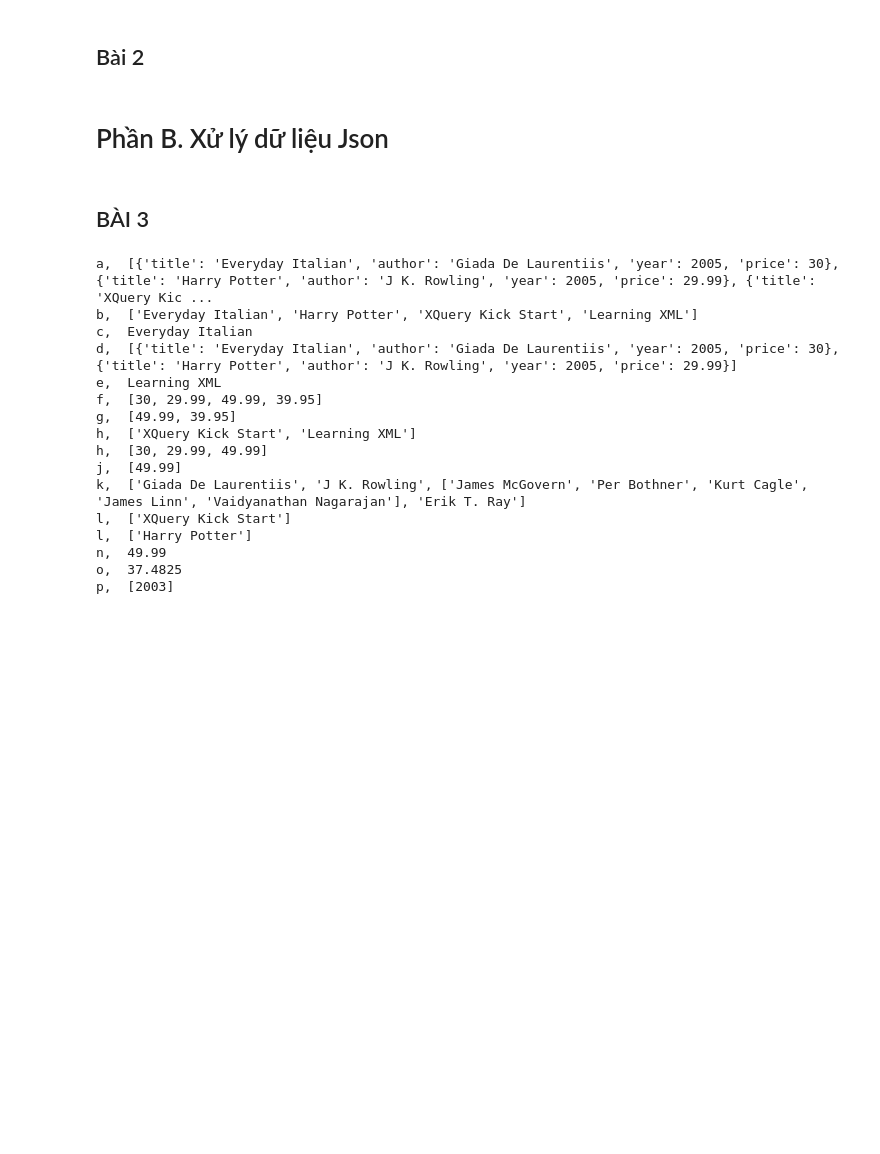
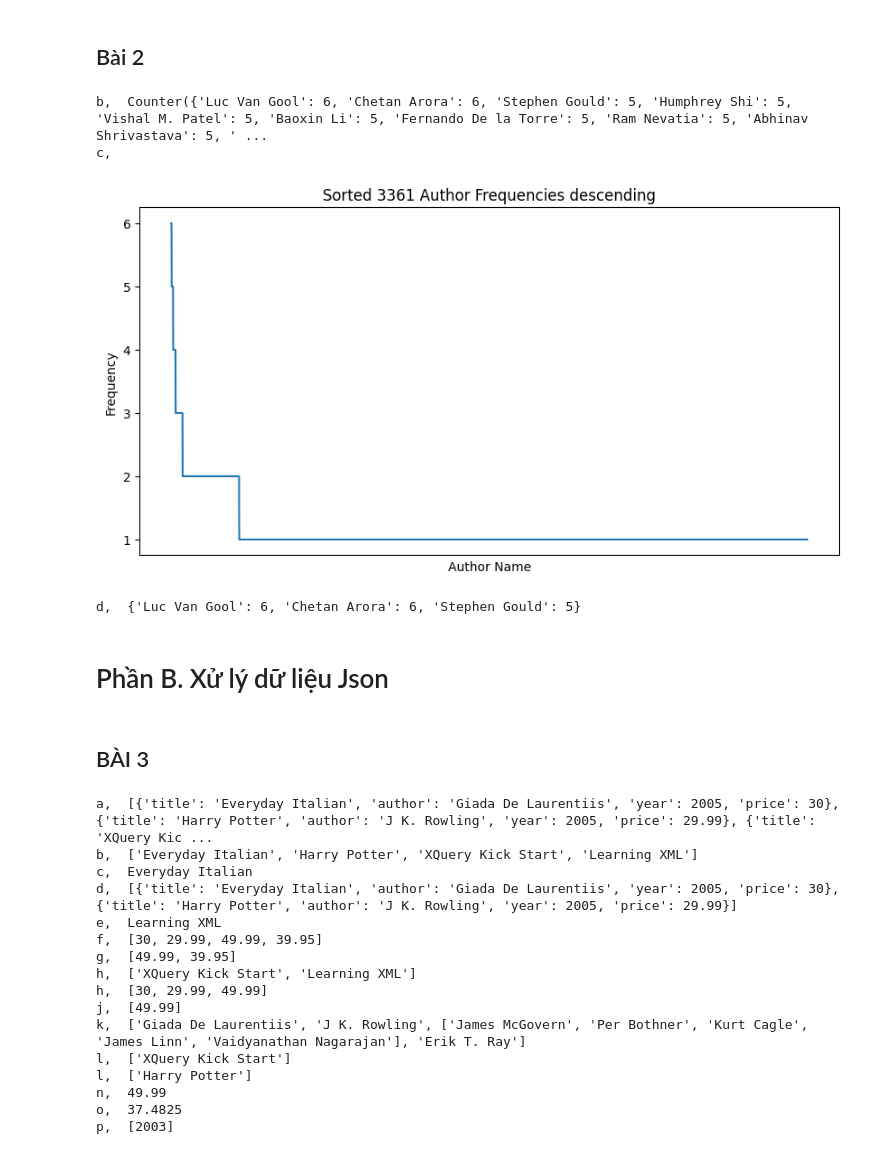
Before and after one commit to thaiqt0002/IE221, a Jupyter notebook: Tuần 5/lab5.ipynb, the cells around one changed output. Saved outputs shown, nothing was run; the diff lists cells and outputs as text; code cells hidden in the pictures; blank space fills up the shorter version.

```diff
--- a/Tuần 5/lab5.ipynb
+++ b/Tuần 5/lab5.ipynb
@@ -42,5 +69,37 @@ PatchRefineNet: Improving Binary Segmentation by Incorporating Signals From Opti
 # %% [markdown]
 ## Bài 2
+# %%
+# a. Crawl tên của các tác giả có bài báo khoa học được công bố trong hội nghị WACV năm 2024.
+authors = soup.find_all("form", class_="authsearch")
+authors = [author.text.strip() for author in authors]
+authors = [author.rstrip(',') for author in authors]
+
+# b. Thống kê tần số xuất hiện của từng tên tác giả.
+authors = Counter(authors)
+print("b, ", authors)
+
+# c. Chọn loại biểu đồ thích hợp và vẽ biểu đồ biểu diễn tần số xuất hiện tên của các tác giả theo thứ tự giảm dần số lần xuất hiện.
+print("c,")
+sorted_authors = dict(sorted(authors.items(), key=lambda item: item[1], reverse=True))
+authors_name = list(sorted_authors.keys())
+authors_frequencies = list(sorted_authors.values())
+authors_count = len(authors_name)
+plt.figure(figsize=(10, 5))
+plt.plot(authors_name, authors_frequencies)
+plt.xticks([])
+plt.xlabel('Author Name')
+plt.ylabel('Frequency')
+plt.title('Sorted ' + str(authors_count) + ' Author Frequencies descending')
+plt.show()
+
+# d. Cho biết top 3 tác giả có số lượng bài báo khoa học được công bố nhiều nhất trong hội nghị này.
+top_3_authors = dict(list(sorted_authors.items())[:3])
+print("d, ", top_3_authors)
+# %% [output]
+b,  Counter({'Luc Van Gool': 6, 'Chetan Arora': 6, 'Stephen Gould': 5, 'Humphrey Shi': 5, 'Vishal M. Patel': 5, 'Baoxin Li': 5, 'Fernando De la Torre': 5, 'Ram Nevatia': 5, 'Abhinav Shrivastava': 5, ' ...
+c,
+[figure, added]
+d,  {'Luc Van Gool': 6, 'Chetan Arora': 6, 'Stephen Gould': 5}
 # %% [markdown]
 # Phần B. Xử lý dữ liệu Json
 # %% [markdown]
```
Also changed, not shown: parts of 4 cells of this notebook.
